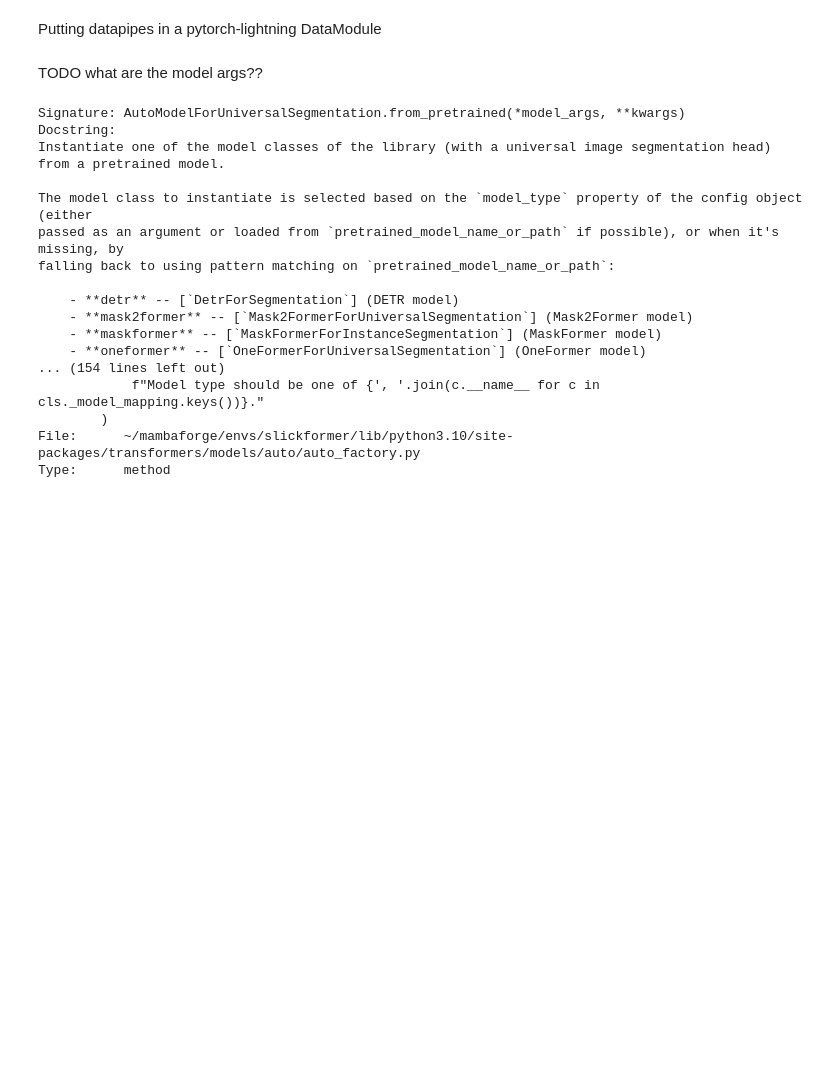
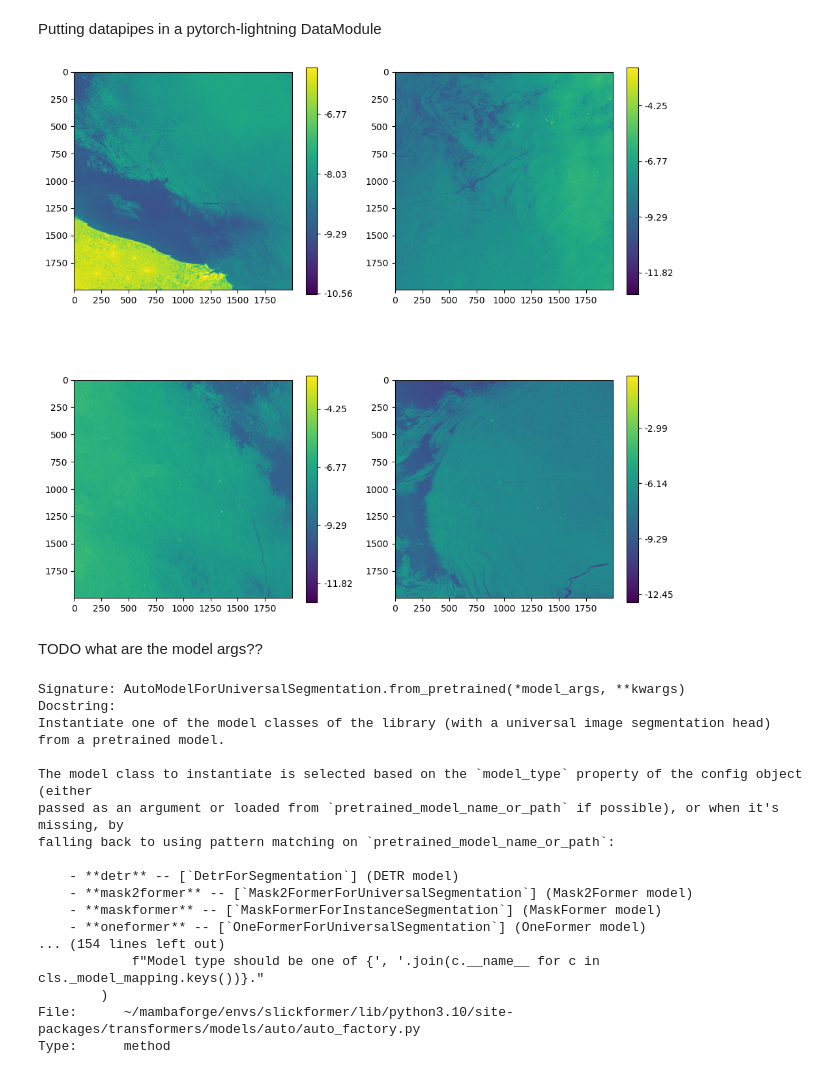
Before and after one commit to developmentseed/slickformer, a Jupyter notebook: notebooks/one_former_trainer.ipynb, the cells around one changed output. Drawn from its saved outputs; the diff is of its cells as text; code cells hidden in the pictures; blank space fills up the shorter version.

Commit message:
show batches by channel

```diff
--- a/notebooks/one_former_trainer.ipynb
+++ b/notebooks/one_former_trainer.ipynb
@@ -29,6 +30,7 @@ train_dir = "../data/partitions/train_tiles_context_0/"
 train_imgs, train_annotations = get_src_pths_annotations(train_dir)
 val_dir = "../data/partitions/val_tiles_context_0/"
 val_imgs, val_annotations = get_src_pths_annotations(val_dir)
+test_dir = "../data/partitions/test_tiles_context_0/"
 # %% [markdown]
 Setting up the datapipes
 # %%
@@ -146,3 +183,5 @@ class OneFormerDataModule(pl.LightningDataModule):
 
     def predict_dataloader(self):
         return DataLoader(dataset=self.test_dp, batch_size=self.bs)
+# %%
+onef_dm = OneFormerDataModule(train_dir, val_dir, test_dir, batch_size=4, num_workers=1, crop_size=2000)
@@ -149,3 +190,9 @@ class OneFormerDataModule(pl.LightningDataModule):
+# %%
+from matplotlib.ticker import MaxNLocator, FuncFormatter
+
+onef_dm.show_batch(0)
+# %% [output]
+[figure, added]
 # %%
 class Backbone(nn.Module):
     def __init__(
```
Also changed, not shown: parts of 3 cells of this notebook.
